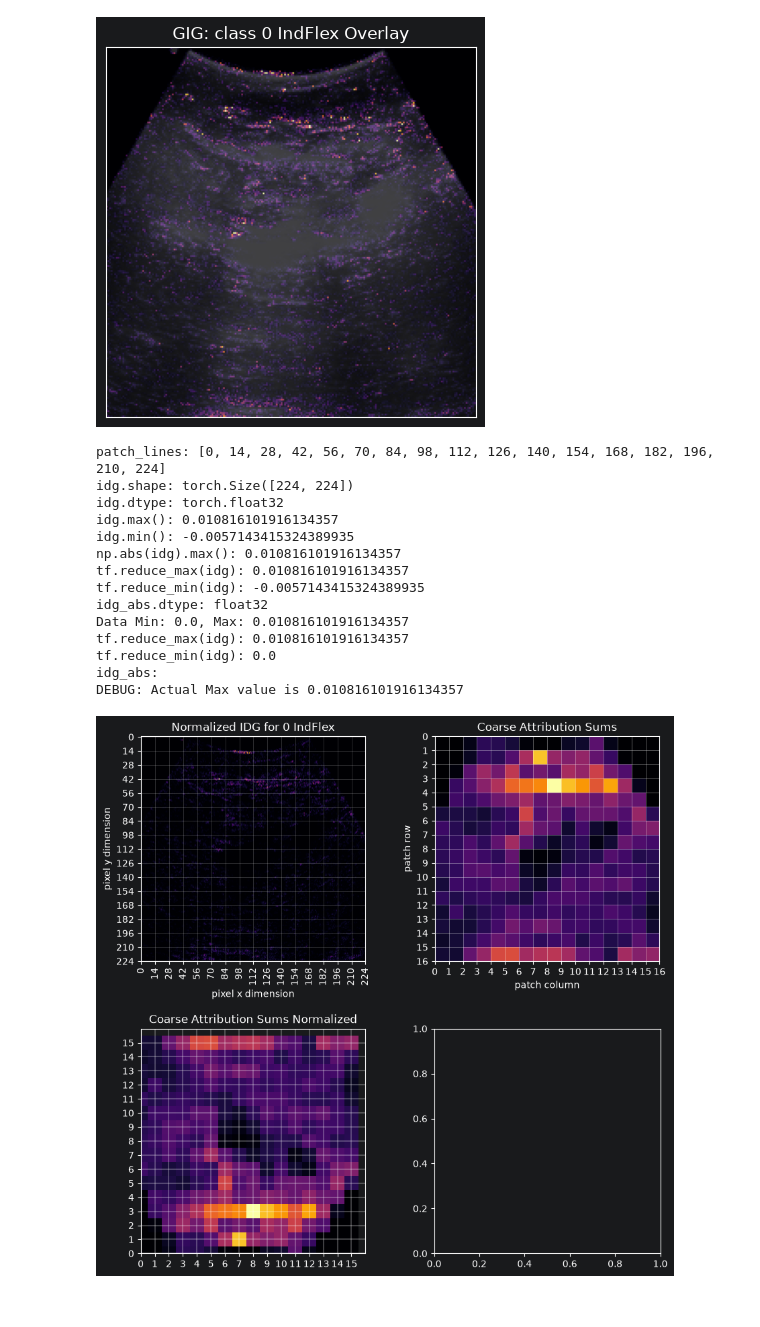
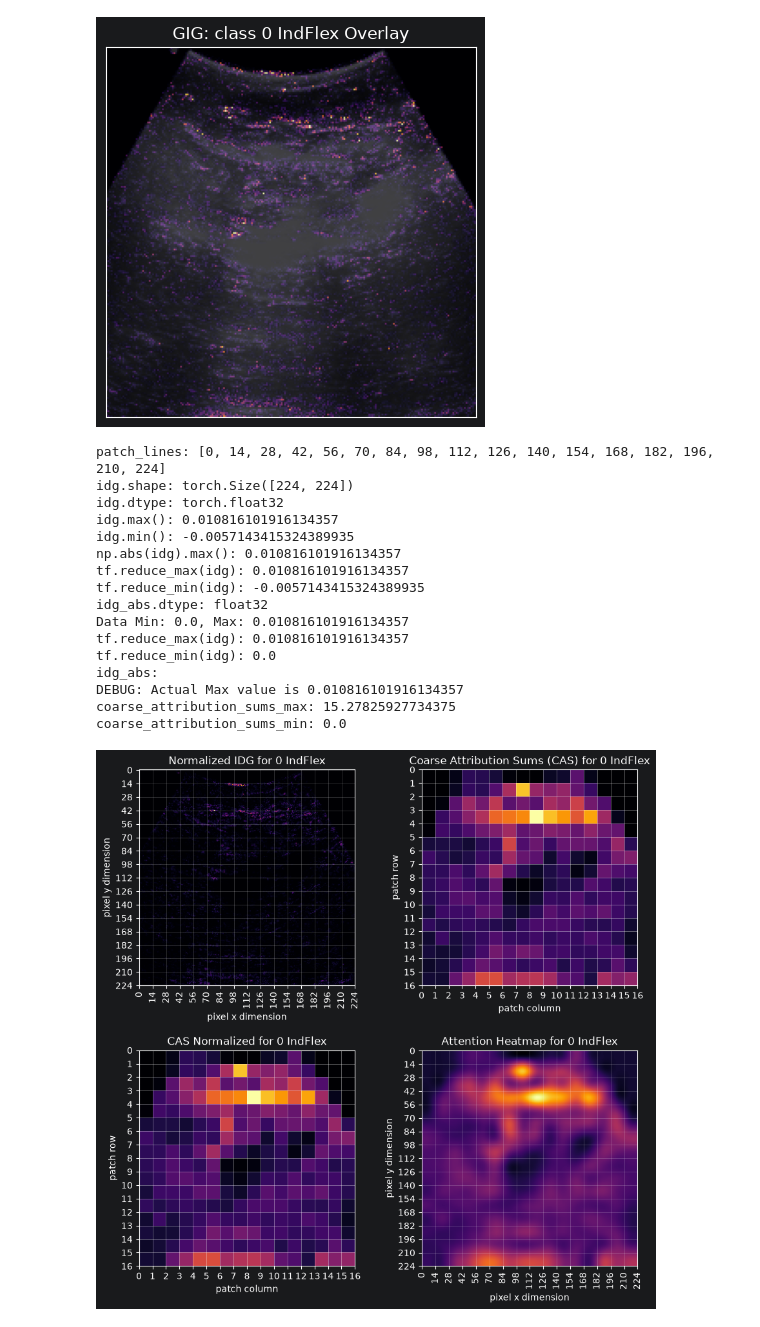
Before and after one commit to rickgladwin/Integrated-Decision-Gradients, a Jupyter notebook: IDG/example_ultrasound.ipynb, the cells around one changed output. Drawn from its saved outputs; the diff is of its cells as text; code cells hidden in the pictures.

Commit message:
generate resized attention heatmap

```diff
--- a/IDG/example_ultrasound.ipynb
+++ b/IDG/example_ultrasound.ipynb
@@ -979,6 +979,8 @@ patch_lines: [0, 22, 45, 67, 90, 112, 134, 157, 179, 202, 224]
 [figure]
 [figure]
 # %%
+import cv2
+
 # TODO: put a 10x10 grid over the heatmap plot
 # TODO: crate a 10x10 attention map for the patches in the ViT from
 #  the (average? weighted average? normalized sum? other?) attribution scores
@@ -1045,10 +1047,17 @@ for i in range(patches_per_dimension):
 # print(f"coarse_attribution:\n{coarse_attribution}")
 coarse_attribution_sums_array = np.array(coarse_attribution_sums)
 
+coarse_attribution_sums_max: float = np.max(coarse_attribution_sums_array)
+coarse_attribution_sums_min: float = np.min(coarse_attribution_sums_array)
+print(f"coarse_attribution_sums_max: {coarse_attribution_sums_max}")
+print(f"coarse_attribution_sums_min: {coarse_attribution_sums_min}")
+
 # normalize coarse_attribution
 coarse_attribution_sums_normalized = coarse_attribution_sums_array / (coarse_attribution_sums_array.max() + 1e-12)
 
-# TODO: smooth and resize the
+# resize and smooth to match image dimensions (for comparison
+# with ViT-generated all-classes attention maps
+
 
 # 2. Plot the normalized data
 fig, axs = plt.subplots(nrows=2, ncols=2, figsize=(10, 10))
@@ -1066,11 +1075,11 @@ for line in patch_lines:
     axs[0,0].axvline(x=line, alpha=0.25, color='white', linewidth=0.5, linestyle='-')
     axs[0,0].axhline(y=line, alpha=0.25, color='white', linewidth=0.5, linestyle='-')
 
+boundaries = np.arange(-0.5, patches_per_dimension, 1)
+
 # coarse attribution sums with patch gridlines
 axs[0,1].imshow(coarse_attribution_sums, cmap='inferno')
-axs[0,1].set_title("Coarse Attribution Sums")
-xticks_lines: list[int] = [x for x in range(patches_per_dimension)]
-boundaries = np.arange(-0.5, patches_per_dimension, 1)
+axs[0,1].set_title(f"Coarse Attribution Sums (CAS) for {target_class} {test_class}")
 axs[0,1].set_xticks(boundaries)
 axs[0,1].set_yticks(boundaries)
 axs[0,1].grid(which='major', color='white', alpha=0.5, linestyle='-', linewidth=0.5)
@@ -1080,14 +1089,40 @@ axs[0,1].set_xlabel("patch column")
 axs[0,1].set_ylabel("patch row")
 
 axs[1,0].imshow(coarse_attribution_sums_array, cmap='inferno')
-axs[1,0].set_title("Coarse Attribution Sums Normalized")
-axs[1,0].set_xlim(0, patches_per_dimension)
-axs[1,0].set_ylim(0, patches_per_dimension)
-for line in xticks_lines:
-    axs[1,0].axvline(x=line, alpha=0.25, color='white', linestyle='-')
-    axs[1,0].axhline(y=line, alpha=0.25, color='white', linestyle='-')
-    axs[1,0].set_xticks(xticks_lines)
-    axs[1,0].set_yticks(xticks_lines)
+axs[1,0].set_title(f"CAS Normalized for {target_class} {test_class}")
+axs[1,0].set_xticks(boundaries)
+axs[1,0].set_yticks(boundaries)
+axs[1,0].grid(which='major', color='white', alpha=0.5, linestyle='-', linewidth=0.5)
+axs[1,0].set_xticklabels([int(b + 0.5) for b in boundaries])
+axs[1,0].set_yticklabels([int(b + 0.5) for b in boundaries])
+axs[1,0].set_xlabel("patch column")
+axs[1,0].set_ylabel("patch row")
+
+
+# from Acoustic_Gesture_Recognition_v2 repo
+attention_heatmap = cv2.resize(coarse_attribution_sums_array, (img_size, img_size), interpolation=cv2.INTER_CUBIC)
+
+# print(f"resized heatmap:")
+# plt.title("resized heatmap")
+# plt.imshow(attention_heatmap, cmap="inferno")
+# plt.show()
+
+# 7. Normalize heatmap values strictly between 0 and 1 for clean rendering
+attention_heatmap_norm = (attention_heatmap - np.min(attention_heatmap)) / (np.max(attention_heatmap) - np.min(attention_heatmap) + 1e-8)
+
+axs[1,1].imshow(attention_heatmap_norm, cmap="inferno")
+axs[1,1].set_title(f"Attention Heatmap for {target_class} {test_class}")
+# attribution map with patch gridlines
+# axs[1,1].imshow(idg_norm, cmap='inferno', vmin=0, vmax=1)
+# axs[1,1].set_title(f"Normalized IDG for {target_class} {test_class}")
+axs[1,1].set_xticks(patch_lines, labels=patch_lines, rotation=90)
+axs[1,1].set_yticks(patch_lines)
+axs[1,1].set_xlabel("pixel x dimension")
+axs[1,1].set_ylabel("pixel y dimension")
+# draw patches on the attribution map
+for line in patch_lines:
+    axs[1,1].axvline(x=line, alpha=0.25, color='white', linewidth=0.5, linestyle='-')
+    axs[1,1].axhline(y=line, alpha=0.25, color='white', linewidth=0.5, linestyle='-')
 
 plt.show()
 
@@ -1107,31 +1142,33 @@ plt.show()
 #  contained _localized_ information about the image. Patterns and shapes.
 #
 #  But the information in the CNN PLUS the Integrated Gradients algorithm lets the CNN contribute
 #  spatial information about the image. A caveat here: the IG algorithm requires the inclusion
 #  of the image itself. So all the spatial information about a single image is available to
 #  the system when the algorithm runs. What the CNN provides is information about _all_ the images
 #  in the test image's class, plus information about the images not in the test image's class,
 #  plus information about the _relationships_ between those images and classes, that's not
 #  available in any one image.
 #
 #  So the CNN is storing information that can be used to retrieve some spatial information relevant
 #  to a single image, but what the CNN actually stores is information at a different subjective
 #  or statistical level. It contains information about the classes and relationships.
 #  So when we run the IG algorithm alongside a CNN and an image, the information we're recovering
 #  concerns how the image is related to the rest of the images and classes in the training dataset.
 # %% [output]
 patch_lines: [0, 14, 28, 42, 56, 70, 84, 98, 112, 126, 140, 154, 168, 182, 196, 210, 224]
 idg.shape: torch.Size([224, 224])
 idg.dtype: torch.float32
 idg.max(): 0.010816101916134357
 idg.min(): -0.0057143415324389935
 np.abs(idg).max(): 0.010816101916134357
 tf.reduce_max(idg): 0.010816101916134357
 tf.reduce_min(idg): -0.0057143415324389935
 idg_abs.dtype: float32
 Data Min: 0.0, Max: 0.010816101916134357
 tf.reduce_max(idg): 0.010816101916134357
 tf.reduce_min(idg): 0.0
 idg_abs:
 DEBUG: Actual Max value is 0.010816101916134357
+coarse_attribution_sums_max: 15.27825927734375
+coarse_attribution_sums_min: 0.0
-[figure, old version]
+[figure, new version]
```
